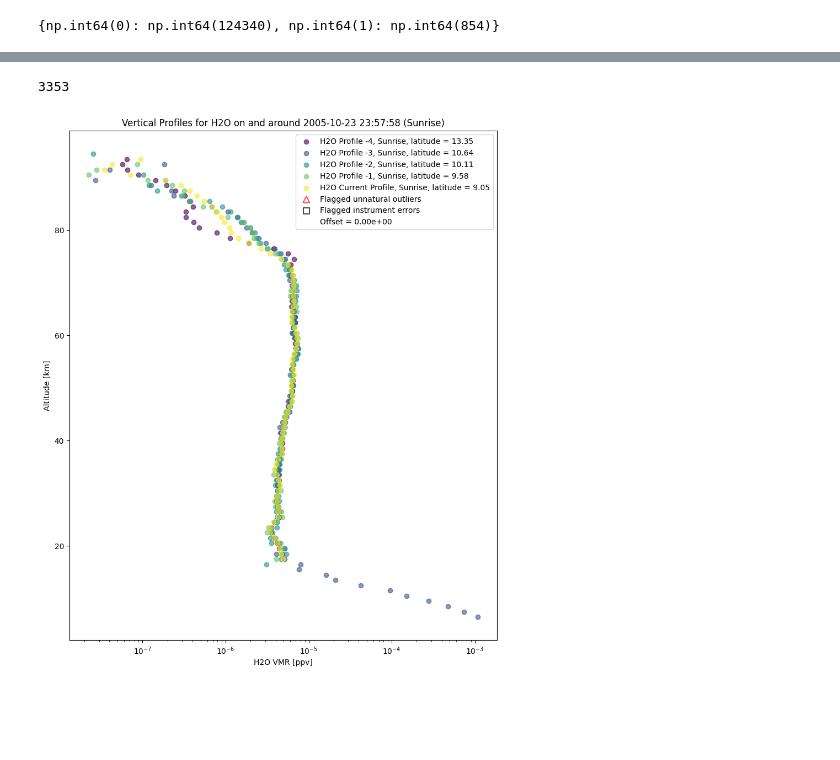
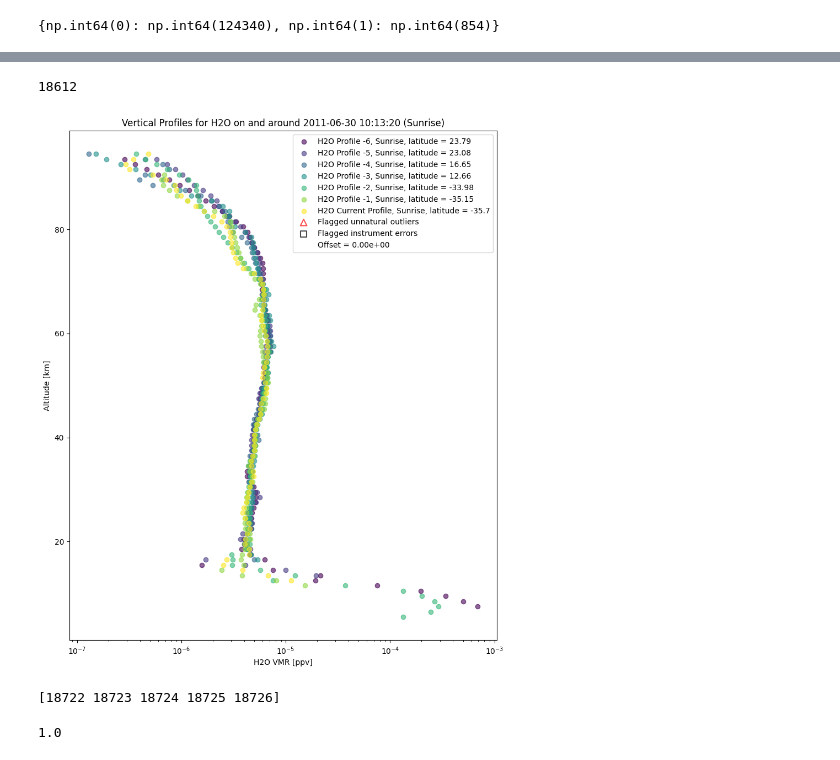
Before and after one commit to james-harvey-git/MPhys_Project, a Jupyter notebook: machine_learning.ipynb, the cells around one changed output, grey strips where cells are left out. Saved outputs shown, nothing was run; the diff lists cells and outputs as text; code cells hidden in the pictures; blank space fills up the shorter version.

```diff
--- a/machine_learning.ipynb
+++ b/machine_learning.ipynb
@@ -268,13 +291,21 @@ pred_bad_date_indices = feature_date_indices[predicted_bad_indices]
 # %%
 reload(data_processing)
 from data_processing import vertical_profile_plot as vpp
 
-idx = np.random.choice(predicted_bad_indices)
+idx = 18612#np.random.choice(predicted_bad_indices)
 print(idx)
 
-date_indices_example = feature_date_indices[idx]
+date_indices_example = np.append(feature_date_indices[idx], [18727, 18728])
 
 vpp('H2O', h2o_data, h2o_flags, date_indices_example)
 # %% [output]
-3353
+18612
-[figure, old version]
+[figure, new version]
+# %%
+print(date_indices_example)
+# %% [output]
+[18722 18723 18724 18725 18726]
+# %%
+print(h2o_data['sunset_sunrise'].values[18727])
+# %% [output]
+1.0
```
Also changed, not shown: parts of 15 cells of this notebook.
